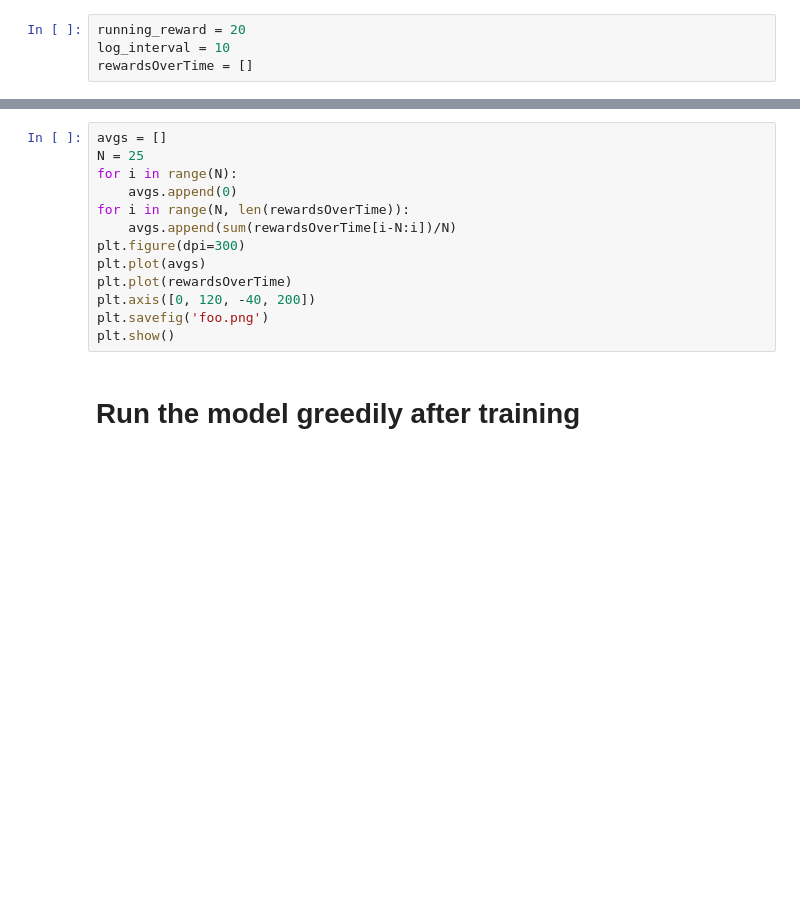
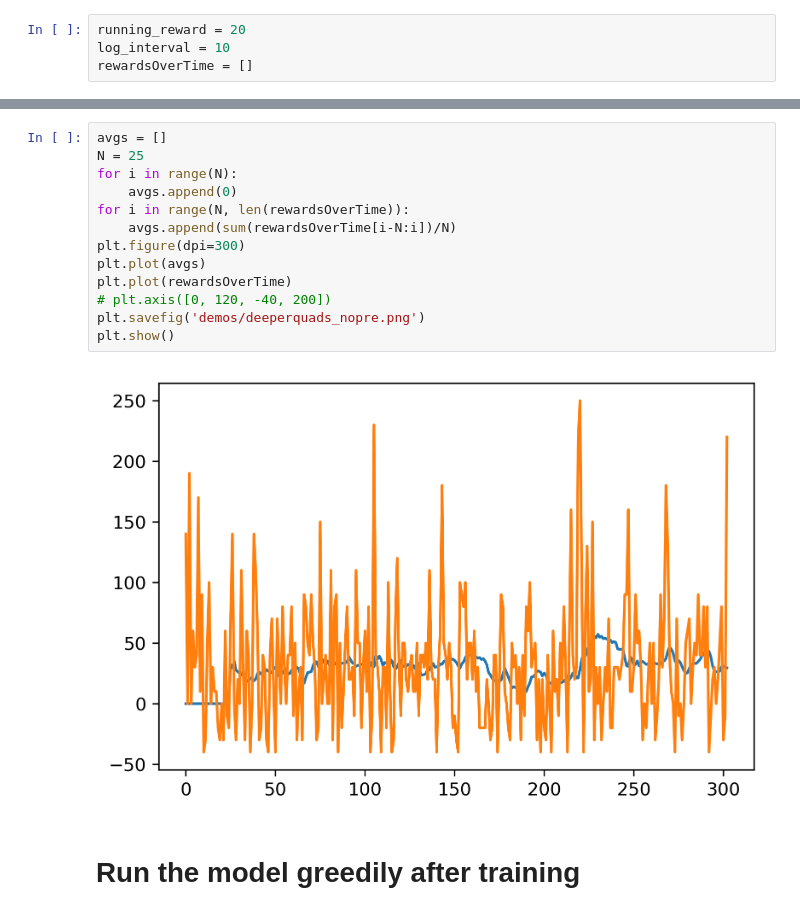
Before and after one commit to bbukaty/CoNBot, a Jupyter notebook: runAgent.ipynb, the cells around one changed output, grey strips where cells are left out. Cells and saved outputs as stored; diff of their text form; blank space fills up the shorter version.

```diff
--- a/runAgent.ipynb
+++ b/runAgent.ipynb
@@ -253,16 +292,18 @@ plt.show()
 # %%
 avgs = []
 N = 25
 for i in range(N):
     avgs.append(0)
 for i in range(N, len(rewardsOverTime)):
     avgs.append(sum(rewardsOverTime[i-N:i])/N)
 plt.figure(dpi=300)
 plt.plot(avgs)
 plt.plot(rewardsOverTime)
-plt.axis([0, 120, -40, 200])
-plt.savefig('foo.png')
+# plt.axis([0, 120, -40, 200])
+plt.savefig('demos/deeperquads_nopre.png')
 plt.show()
+# %% [output]
+[figure, added]
 # %% [markdown]
 # Run the model greedily after training
 # %%
```
Also changed, not shown: parts of 10 cells of this notebook, 4 other files.
